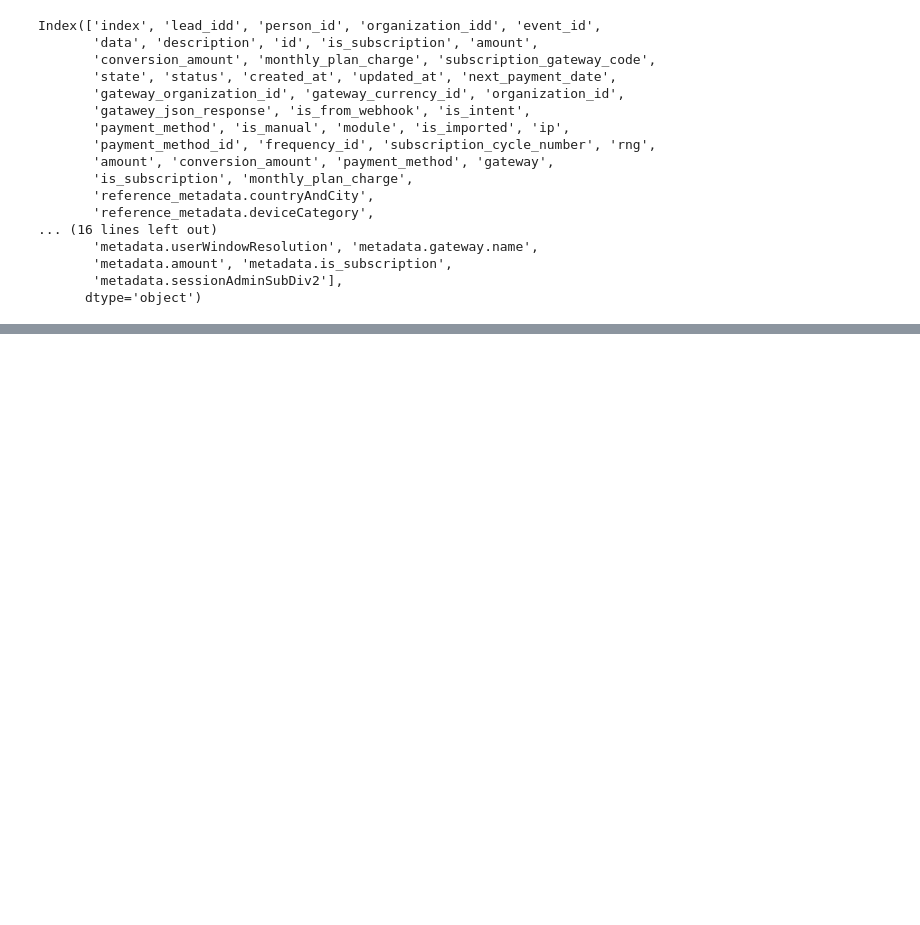
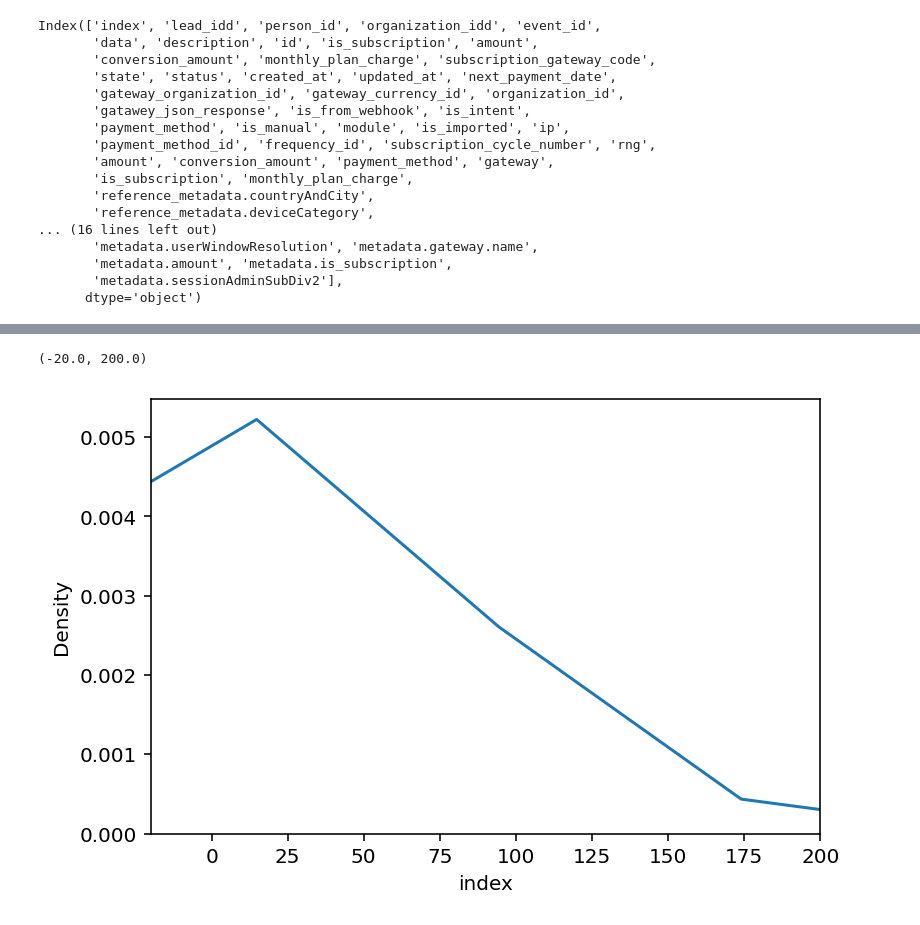
Before and after one commit to DiegoAlves-data/Visual_Studio_Data_Science, a Jupyter notebook: Final_Project/Final_Project_02.ipynb, the cells around one changed output, grey strips where cells are left out. Drawn from its saved outputs; the diff is of its cells as text; code cells hidden in the pictures; blank space fills up the shorter version.

```diff
--- a/Final_Project/Final_Project_02.ipynb
+++ b/Final_Project/Final_Project_02.ipynb
@@ -366,0 +397,6 @@ Name: operating_system, dtype: int64
+# %%
+sns.distplot(group_1['index'], hist=False)
+plt.xlim([-20, 200])
+# %% [output]
+(-20.0, 200.0)
+[figure, added]
```
Also changed, not shown: parts of 41 cells of this notebook.
